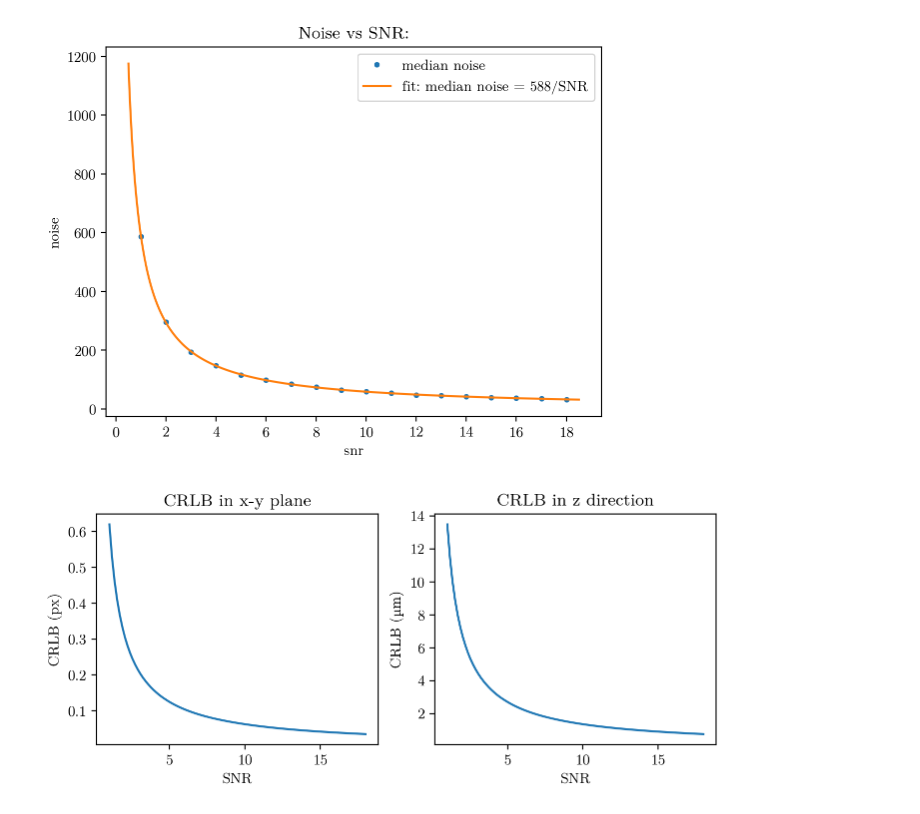
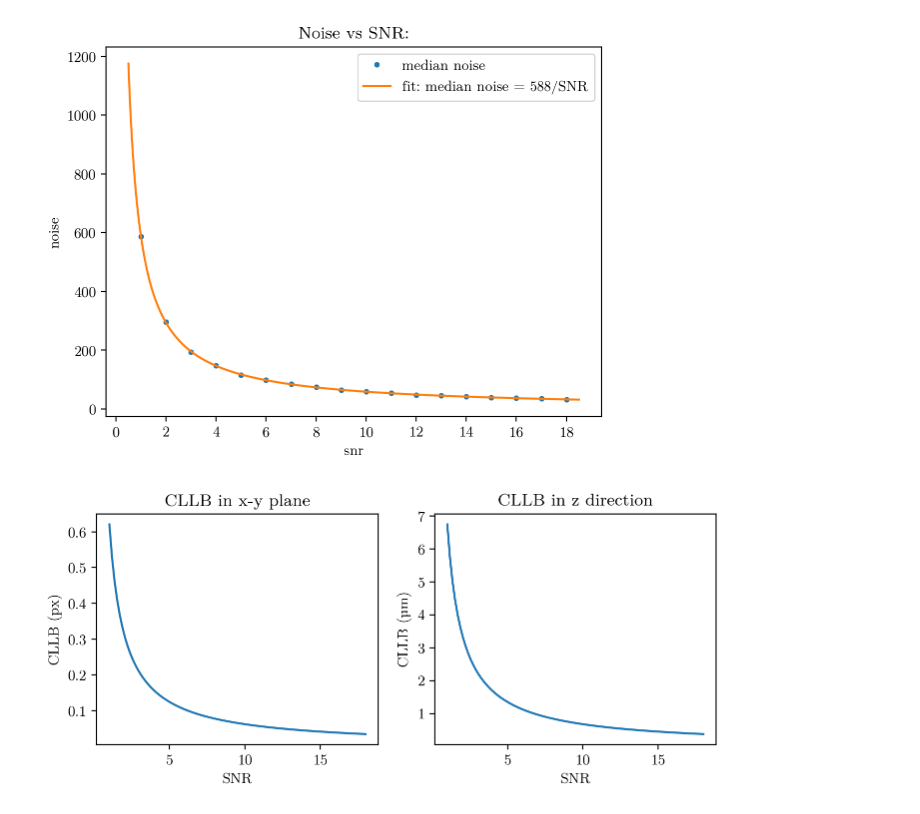
Before and after one commit to till-robert/YOLOtrack11, a Jupyter notebook: notebooks/crlb.ipynb, the cells around one changed output. Drawn from its saved outputs; the diff is of its cells as text; code cells hidden in the pictures.

```diff
--- a/notebooks/crlb.ipynb
+++ b/notebooks/crlb.ipynb
@@ -78,8 +50,8 @@ from tqdm import tqdm
 # Parameters
 AMP = 1              # Amplitude of the PSF
 sigma_noise = 1       # Std dev of Gaussian noise
-delta = 1e-2             # Small shift for numerical derivative
-alpha = 0.01             # Scale factor for z-axis
+delta = 0.001             # Small shift for numerical derivative
+alpha = 0.001             # small shift in z-axis
 psf = np.load("../ripples_downsampled.npy")  # Load PSF data
 
 # Numerical derivatives w.r.t. x and y
@@ -89,7 +61,7 @@ def derivative(psf, z, axis, delta=1e-2, alpha=1e-2):
             raise ValueError("z must be between 1 and psf.shape[0]-2")
         psf_forward =  (psf[z].T*(1-alpha) + psf[z-1].T*alpha).T
         psf_backward = (psf[z].T*(1-alpha) + psf[z+1].T*alpha).T
-        delta_z = 2*1.134*alpha #um
+        delta_z = 1.134*alpha #um
         return (psf_forward - psf_backward) / (2 * delta_z)
 
     shift_vec = [0, 0]
@@ -100,7 +72,7 @@ def derivative(psf, z, axis, delta=1e-2, alpha=1e-2):
     return (psf_forward - psf_backward) / (2 * delta)
 
 
-def compute_crlb(z):
+def compute_cllb(z):
     dh_dx = derivative(psf,z, axis=1)  # x-axis derivative
     dh_dy = derivative(psf,z, axis=0)  # y-axis derivative
     dh_dz = derivative(psf,z, axis=3)  # z-axis derivative
@@ -119,12 +91,12 @@ def compute_crlb(z):
                     [I_xy, I_yy, I_yz],
                     [I_xz, I_yz, I_zz]])
 
-    CRLB = np.diag(np.linalg.inv(FIM))
-    return sigma_noise/AMP *np.sqrt(CRLB)
+    CLLB = np.diag(np.linalg.inv(FIM))
+    return sigma_noise/AMP *np.sqrt(CLLB)
 
 # # Output results
 # print("Fisher Information Matrix:\n", FIM)
-# print("CRLB Covariance Matrix:\n", CRLB)
+# print("CLLB Covariance Matrix:\n", CLLB)
 
 
 
@@ -132,7 +104,7 @@ z_index = np.arange(1, 1566)
 z_space = np.linspace(-102, 108, 1565)
 
 
-std_x, std_y, std_z = np.array([compute_crlb(z_i) for z_i in z_index]).T
+std_x, std_y, std_z = np.array([compute_cllb(z_i) for z_i in z_index]).T
 std_xy = np.sqrt((std_x**2+std_y**2)/2)
 
 # Optional: visualize
@@ -140,15 +112,18 @@ plt.figure(figsize=(8,3))
 plt.subplot(1,2,1)
 plt.plot(z_space, std_xy)
 plt.xlabel("z (µm)")
-plt.ylabel("CRLB (px)")
-plt.title("CRLB in x-y plane")
+plt.ylabel("CLLB (px)")
+plt.title("CLLB in x-y plane")
 plt.subplot(1,2,2)
 k=10
 plt.plot(z_space[k//2:-k//2:k], np.convolve(std_z, np.ones(k)/k, mode='same')[k//2:-k//2:k], ".-",ms=4)
 plt.xlabel("z (µm)")
-plt.ylabel("CRLB (µm)")
-plt.title("CRLB in z direction")
-plt.suptitle("CRLB for PSF with unit Gaussian noise and unit amplitude")
+plt.ylabel("CLLB (µm)")
+plt.title("CLLB in z direction")
+plt.suptitle("CLLB for PSF with unit Gaussian noise and unit amplitude")
 plt.tight_layout()
 plt.show()
+
+# Save the results
+np.savez("cllb_results.npz", z_space=z_space, std_z=std_z, std_xy=std_xy)
 # %% [output]
@@ -221,23 +196,26 @@ plt.show()
 # %%
 amp=0.75
 snr_space = np.linspace(1,18,100)
-sigma_noise = params[0]/snr_space # from fit of snr to noise
+sigma_noise = 588/snr_space # from fit of snr to noise
 
 mean_lb_z = sigma_noise/amp * np.mean(std_z)
 mean_lb_xy = sigma_noise/amp * np.mean(std_xy)
 
 plt.figure(figsize=(8,3))
 plt.subplot(1,2,1)
 plt.plot(snr_space, mean_lb_xy, label="xy")
 plt.xlabel("SNR")
-plt.ylabel("CRLB (px)")
-plt.title("CRLB in x-y plane")
+plt.ylabel("CLLB (px)")
+plt.title("CLLB in x-y plane")
 
 plt.subplot(1,2,2)
 plt.plot(snr_space, mean_lb_z, label="z")
 plt.xlabel("SNR")
-plt.ylabel("CRLB (µm)")
-plt.title("CRLB in z direction")
+plt.ylabel("CLLB (µm)")
+plt.title("CLLB in z direction")
 plt.show()
+
+# Save the results
+np.savez("cllb_snr_results.npz", snr_space=snr_space, mean_lb_z=mean_lb_z, mean_lb_xy=mean_lb_xy)
 # %% [output]
-[figure, old version]
+[figure, new version]
```
Also changed, not shown: parts of 5 cells of this notebook, 13 other files.
